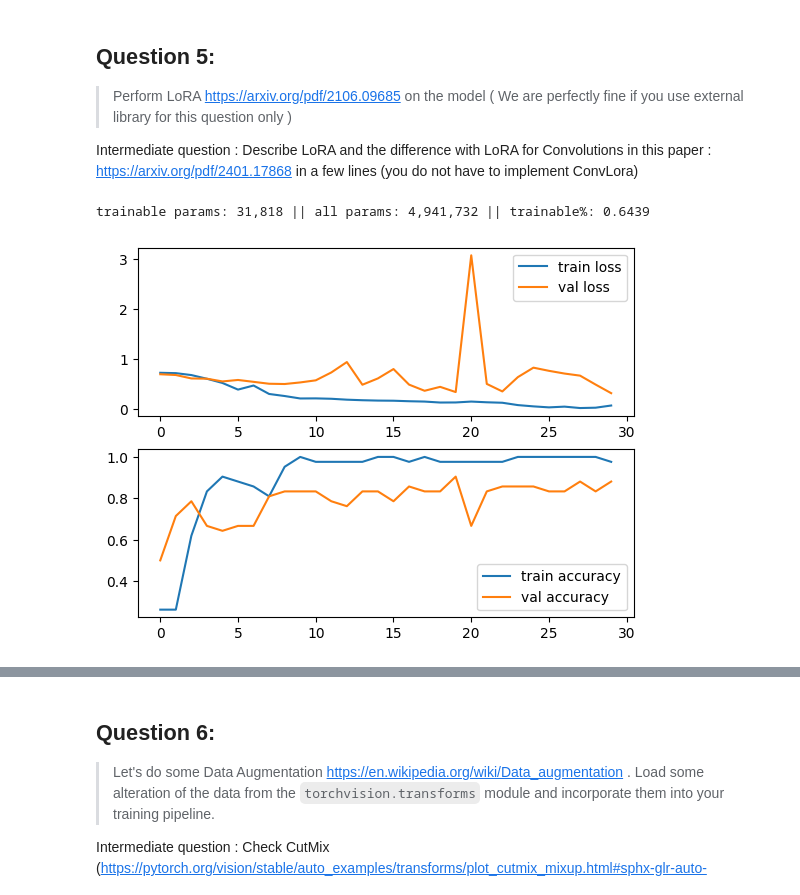
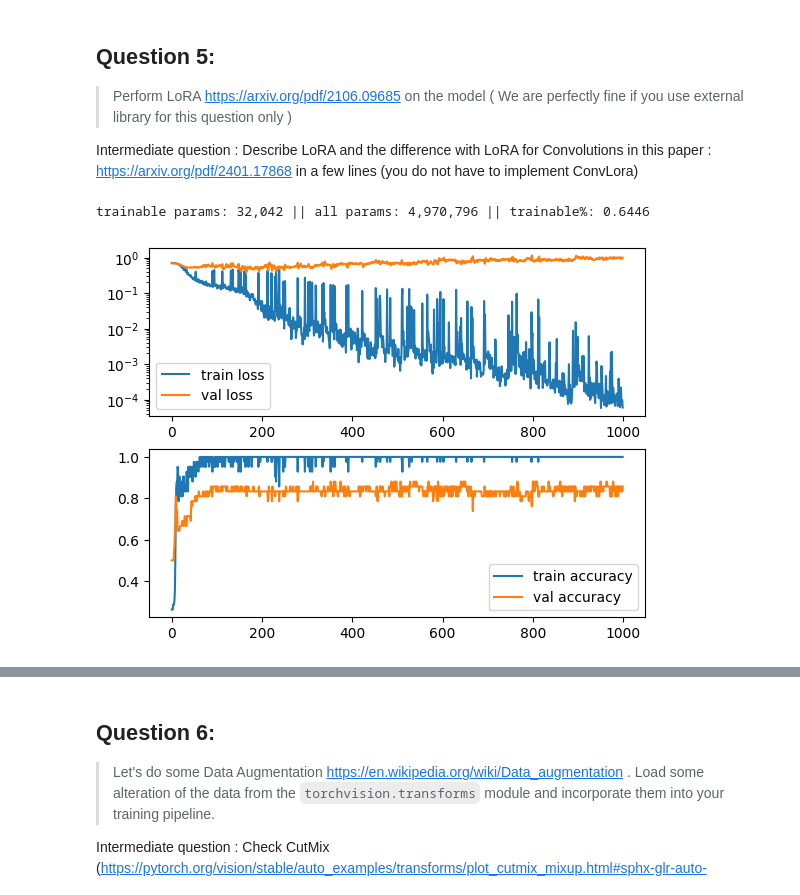
Before and after one commit to fotisk07/DLP, a Jupyter notebook: Week4/TP4.ipynb, the cells around one changed output, grey strips where cells are left out. Cells and saved outputs as stored; diff of their text form; code cells hidden in the pictures.

```diff
--- a/Week4/TP4.ipynb
+++ b/Week4/TP4.ipynb
@@ -377,6 +418,7 @@ fc.load_state_dict(
     torch.load("last_layer_finetune.pth", weights_only=True, map_location=device)
 )
 setattr(model, classifier_name, fc)
+model = model.to(device)
 model.eval()
 
 _, acc, confmat = validate(fc, val_dataloader, criterion)
@@ -413,11 +455,11 @@ lora_model = lora_model.to(device)
 
 
 r = 2
-alpha = 8
+alpha = 4
 
 batch_size = 4
-lr = 1e-3
-weight_decay = 1e-4
+lr = 1e-4
+weight_decay = 1e-2
 
 lora_model = lora(lora_model, r, alpha)
 
@@ -428,30 +470,31 @@ train_acc = []
 val_acc = []
 
 criterion = nn.CrossEntropyLoss()
-optimizer = torch.optim.Adam(lora_model.parameters(), lr=lr, weight_decay=weight_decay)
+optimizer = torch.optim.AdamW(lora_model.parameters(), lr=lr, weight_decay=weight_decay)
 
 train_dataloader = torch.utils.data.DataLoader(train_dataset, batch_size=batch_size, shuffle=True)
 val_dataloader = torch.utils.data.DataLoader(val_dataset, batch_size=6)
 # %% [output]
-trainable params: 31,818 || all params: 4,941,732 || trainable%: 0.6439
+trainable params: 32,042 || all params: 4,970,796 || trainable%: 0.6446
 # %%
-epochs = 10
+epochs = 1000
 
-_ , train_loss, val_loss, train_acc, val_acc = train(epochs, lora_model, optimizer, criterion, train_dataloader, val_dataloader,
+best_model , train_loss, val_loss, train_acc, val_acc = train(epochs, lora_model, optimizer, criterion, train_dataloader, val_dataloader,
                                                      train_loss, train_acc, val_loss, val_acc)
 
 plt.subplot(2, 1, 1)
 plt.plot(train_loss, label='train loss')
 plt.plot(val_loss, label='val loss')
+plt.yscale('log')
 plt.legend()
 
 plt.subplot(2, 1, 2)
 plt.plot(train_acc, label='train accuracy')
 plt.plot(val_acc, label='val accuracy')
 plt.legend()
 plt.show()
 # %% [output]
-[figure, old version]
+[figure, new version]
 # %%
 _, acc, confmat = validate(lora_model, val_dataloader, criterion)
 
```
Also changed, not shown: parts of 20 cells of this notebook, 2 other files.
